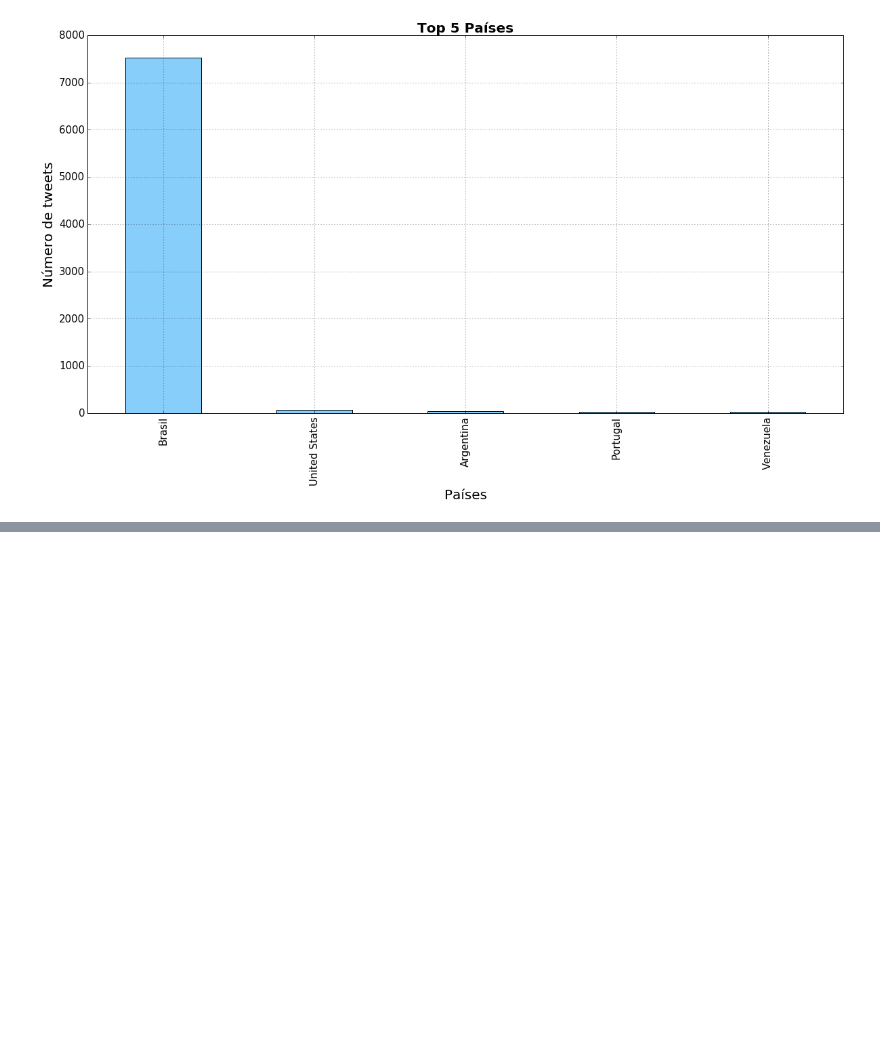
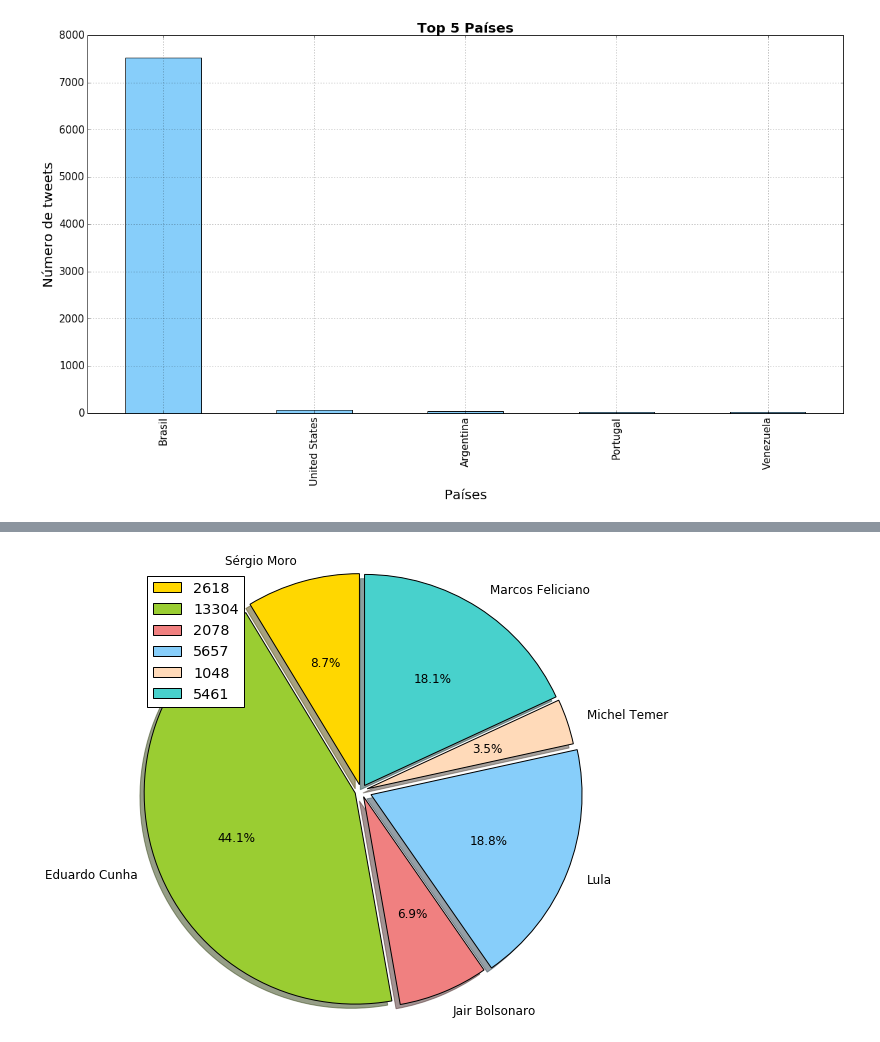
Before and after one commit to medeirosthiago/glue-grade, a Jupyter notebook: src/py2/twitter/tweepy-small.ipynb, the cells around one changed output, grey strips where cells are left out. Cells and saved outputs as stored; diff of their text form; code cells hidden in the pictures; blank space fills up the shorter version.

```diff
--- a/src/py2/twitter/tweepy-small.ipynb
+++ b/src/py2/twitter/tweepy-small.ipynb
@@ -161,3 +161,30 @@ print tweets_relevant_with_link[tweets_relevant_with_link['NaoVaiTerGolpe'] == T
 357797      https://t.co/3YWaxW3B5k
 357911                https://t.co…
 Name: link, dtype: object
+# %%
+tweets['moro'] = tweets['text'].apply(lambda tweet: word_in_text('moro', tweet))
+tweets['cunha'] = tweets['text'].apply(lambda tweet: word_in_text('cunha', tweet))
+tweets['bolsonaro'] = tweets['text'].apply(lambda tweet: word_in_text('bolsonaro', tweet))
+tweets['lula'] = tweets['text'].apply(lambda tweet: word_in_text('lula', tweet))
+tweets['temer'] = tweets['text'].apply(lambda tweet: word_in_text('temer', tweet))
+tweets['feliciano'] = tweets['text'].apply(lambda tweet: word_in_text('feliciano', tweet))
+
+hashtags = ['Sérgio Moro'.decode('utf-8'), 'Eduardo Cunha', 'Jair Bolsonaro', 'Lula', 'Michel Temer', 'Marcos Feliciano']
+tweets_by_hashtags = [tweets['moro'].value_counts()[True],
+                      tweets['cunha'].value_counts()[True],
+                      tweets['bolsonaro'].value_counts()[True],
+                      tweets['lula'].value_counts()[True],
+                      tweets['feliciano'].value_counts()[True],
+                      tweets['temer'].value_counts()[True]]
+
+plt.subplots(figsize=(8,8))
+colors = ['gold', 'yellowgreen', 'lightcoral', 'lightskyblue', 'peachpuff', 'mediumturquoise']
+explode = (0.03, 0.03, 0.03, 0.05, 0.03, 0.03)
+plt.pie(tweets_by_hashtags, explode=explode, labels=hashtags, colors=colors,
+        autopct='%1.1f%%', shadow=True, startangle=90)
+plt.rcParams['font.size'] = 12
+plt.legend(tweets_by_hashtags, loc='best')
+plt.axis('equal')
+plt.show()
+# %% [output]
+[figure, added]
```
Also changed, not shown: parts of 7 cells of this notebook, 2 other files.
